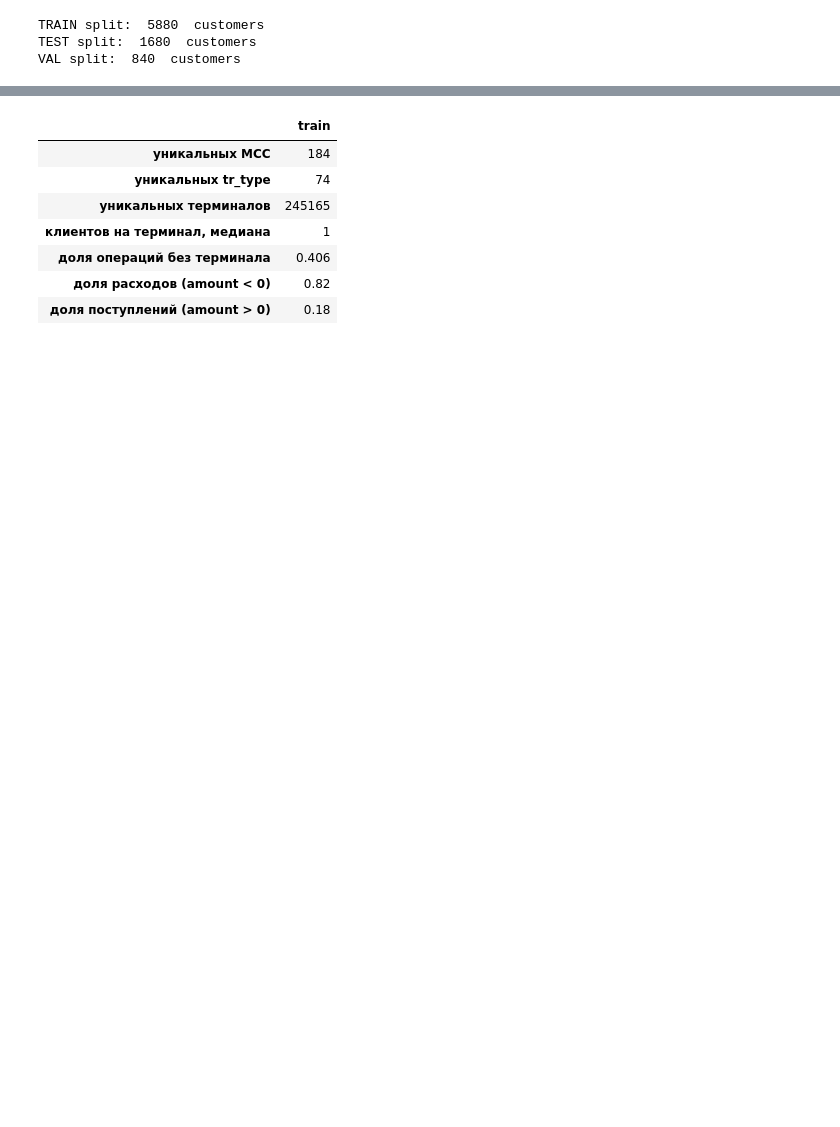
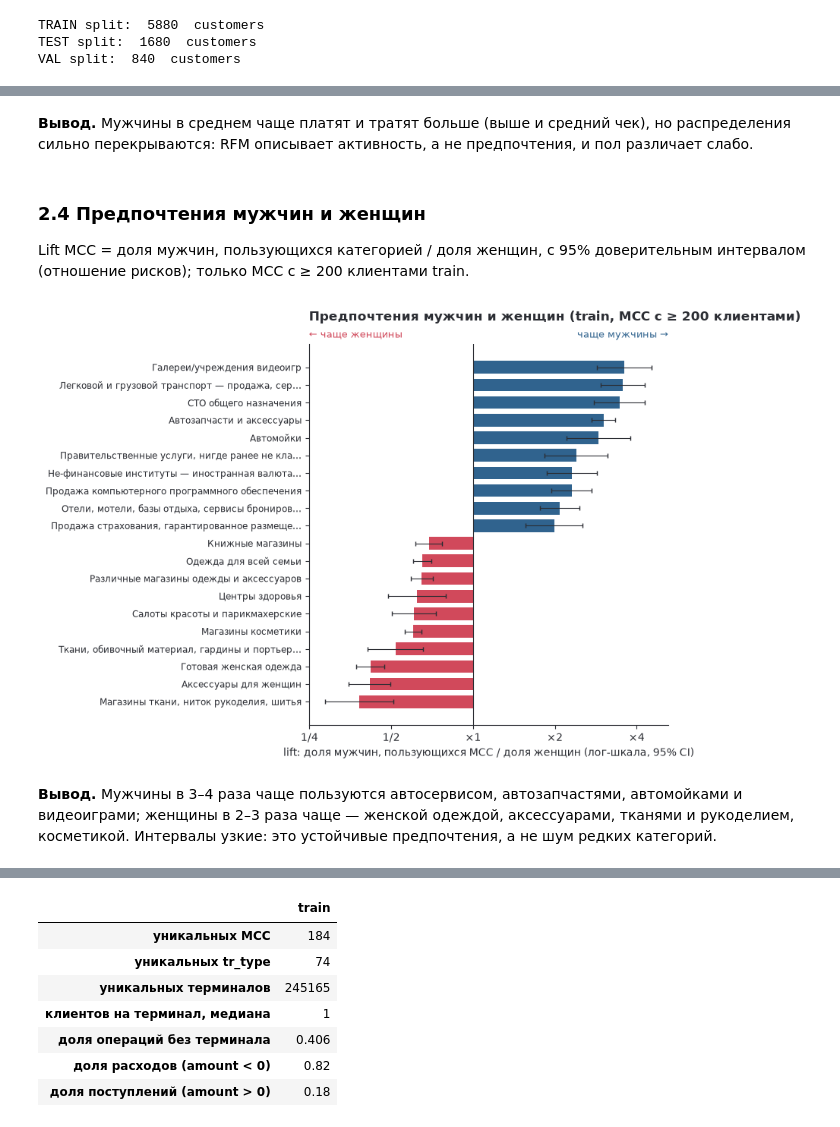
Before and after one commit to Eltralo/gender-prediction, a Jupyter notebook: notebooks/pred_gen_tr.ipynb, the cells around one changed output, grey strips where cells are left out. Cells and saved outputs as stored; diff of their text form; code cells hidden in the pictures; blank space fills up the shorter version.

```diff
--- a/notebooks/pred_gen_tr.ipynb
+++ b/notebooks/pred_gen_tr.ipynb
@@ -102,0 +247,17 @@ VAL split:  840  customers
+# %% [markdown]
+**Вывод.** Мужчины в среднем чаще платят и тратят больше (выше и средний чек), но распределения сильно
+перекрываются: RFM описывает активность, а не предпочтения, и пол различает слабо.
+# %% [markdown]
+### 2.4 Предпочтения мужчин и женщин
+
+Lift MCC = доля мужчин, пользующихся категорией / доля женщин, с 95% доверительным интервалом
+(отношение рисков); только MCC с ≥ 200 клиентами train.
+# %%
+lift = data.mcc_gender_lift(train_df)
+fig = plots.mcc_gender_lift(lift)
+# %% [output]
+[figure, added]
+# %% [markdown]
+**Вывод.** Мужчины в 3–4 раза чаще пользуются автосервисом, автозапчастями, автомойками и видеоиграми;
+женщины в 2–3 раза чаще — женской одеждой, аксессуарами, тканями и рукоделием, косметикой. Интервалы узкие:
+это устойчивые предпочтения, а не шум редких категорий.
```
Also changed, not shown: parts of 140 cells of this notebook, 2 other files.
